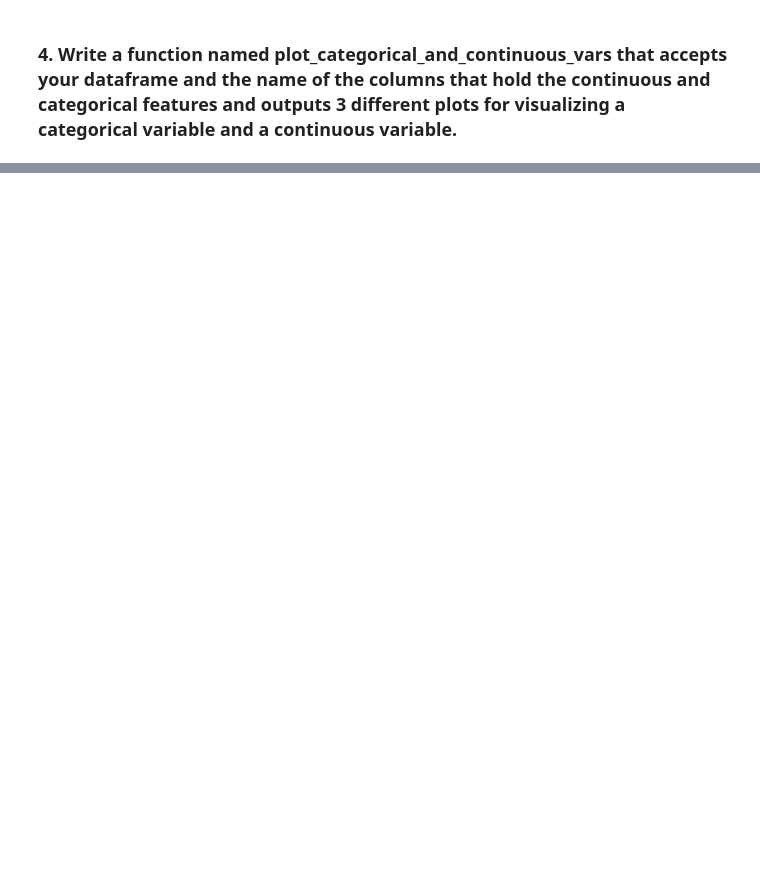
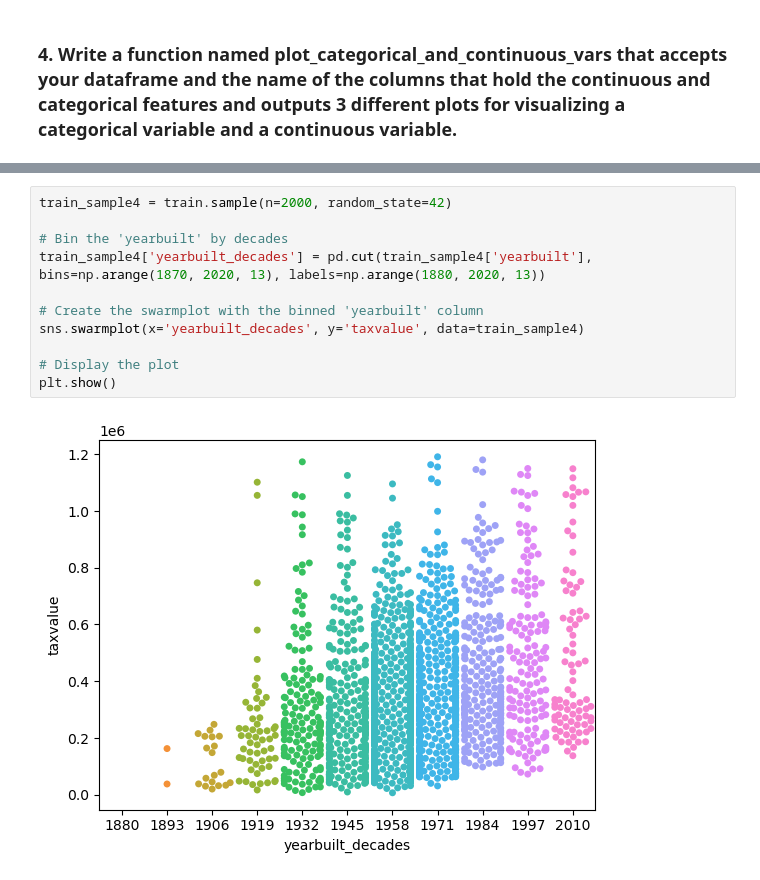
Before and after one commit to Brian-ONeil/regression-exercises, a Jupyter notebook: explore.ipynb, the cells around one changed output, grey strips where cells are left out. Drawn from its saved outputs; the diff is of its cells as text; blank space fills up the shorter version.

```diff
--- a/explore.ipynb
+++ b/explore.ipynb
@@ -85,0 +132,13 @@ exp.plot_categorical_and_continuous_vars(train.sample(5000), 'taxvalue', 'bedroo
+# %%
+train_sample4 = train.sample(n=2000, random_state=42)
+
+# Bin the 'yearbuilt' by decades
+train_sample4['yearbuilt_decades'] = pd.cut(train_sample4['yearbuilt'], bins=np.arange(1870, 2020, 13), labels=np.arange(1880, 2020, 13))
+
+# Create the swarmplot with the binned 'yearbuilt' column
+sns.swarmplot(x='yearbuilt_decades', y='taxvalue', data=train_sample4)
+
+# Display the plot
+plt.show()
+# %% [output]
+[figure, added]
```
Also changed, not shown: parts of 17 cells of this notebook, 2 other files.
